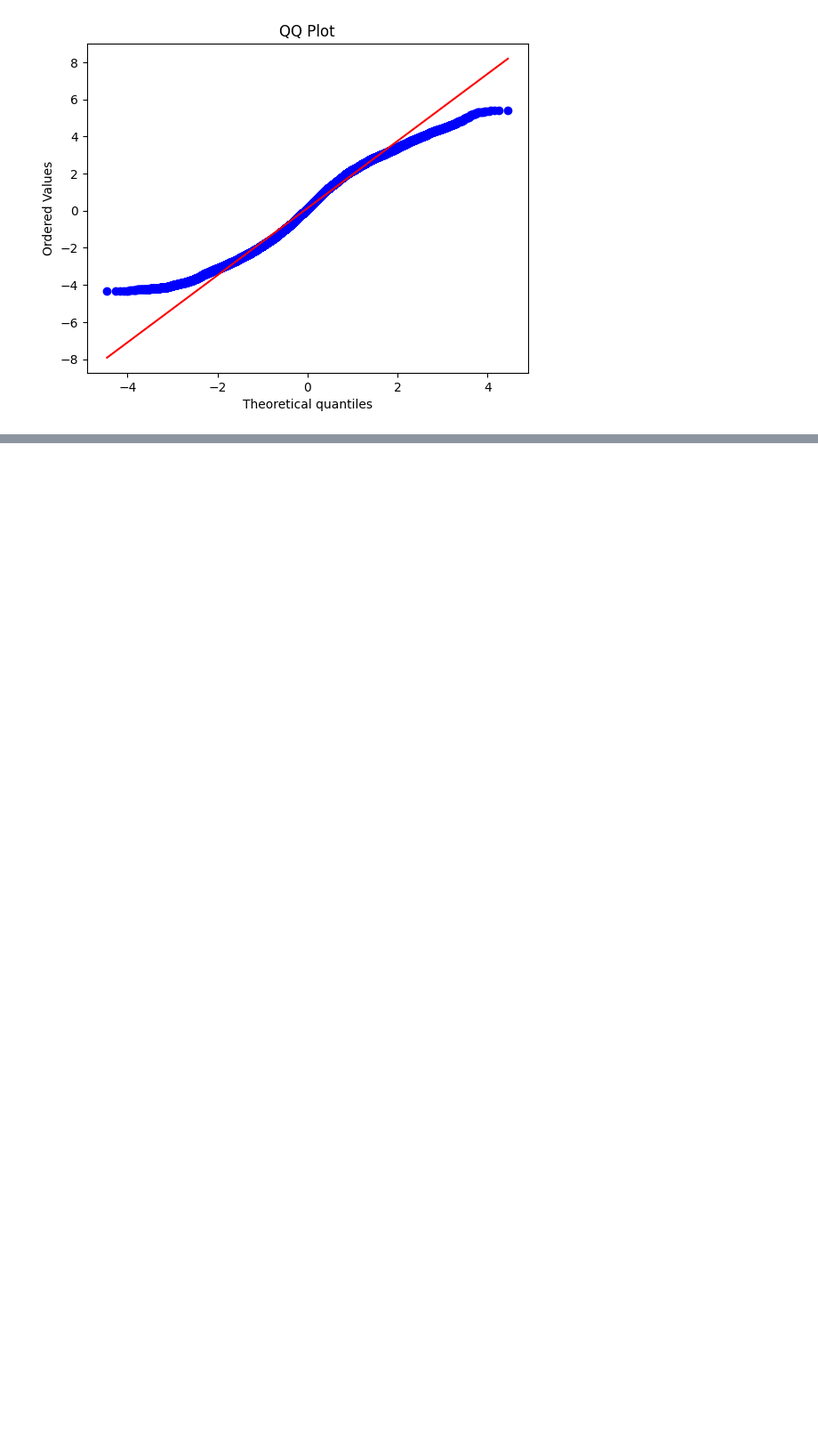
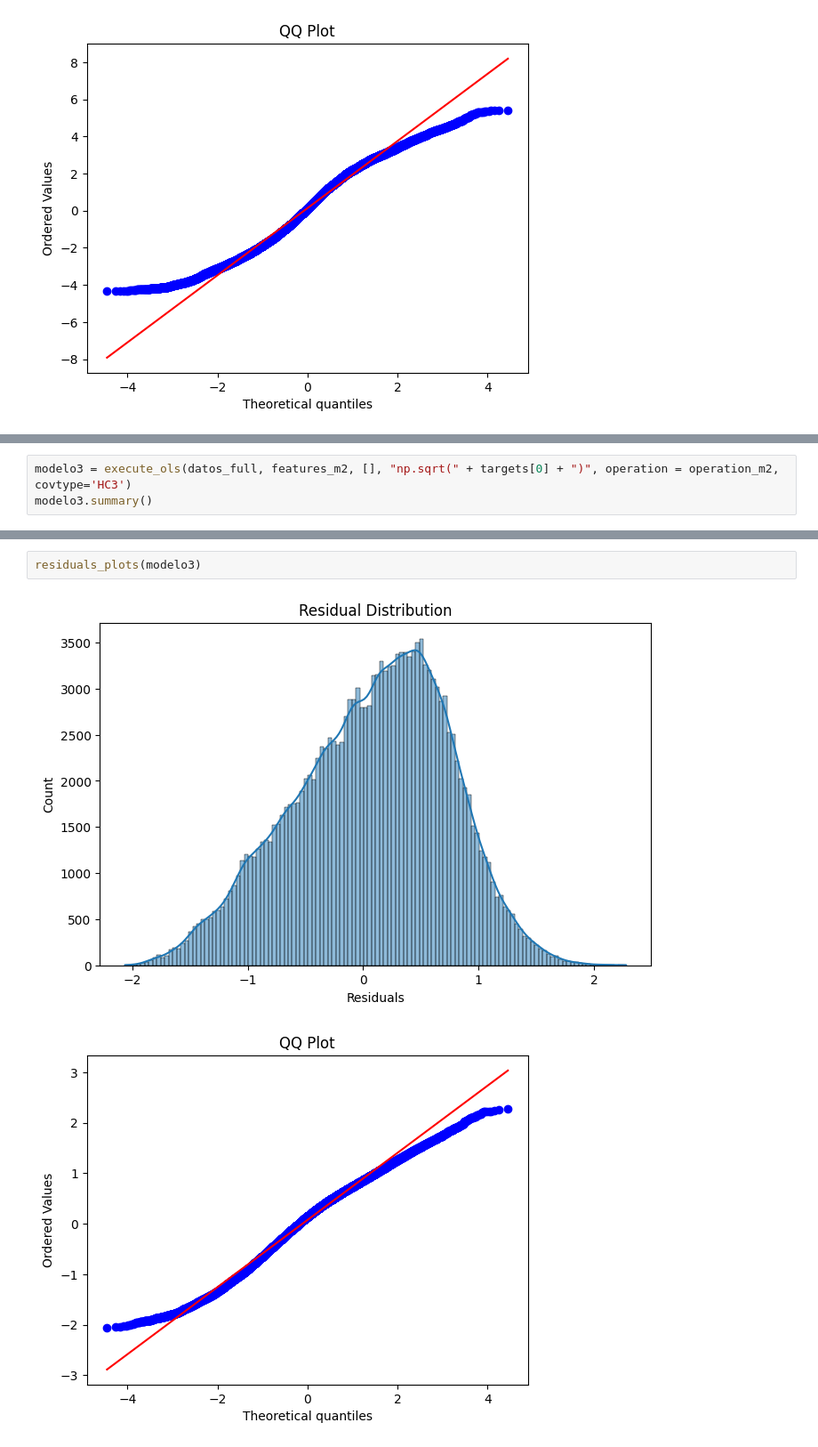
Before and after one commit to jacubillos10/RUSpectroscopy_Tools, a Jupyter notebook: notebooks/residual_analysis.ipynb, the cells around one changed output, grey strips where cells are left out. Shown at 89% size. Saved outputs shown, nothing was run; the diff lists cells and outputs as text; blank space fills up the shorter version.

```diff
--- a/notebooks/residual_analysis.ipynb
+++ b/notebooks/residual_analysis.ipynb
@@ -214,0 +258,3 @@ f p-value: 0.0
+# %%
+modelo3 = execute_ols(datos_full, features_m2, [], "np.sqrt(" + targets[0] + ")", operation = operation_m2, covtype='HC3')
+modelo3.summary()
@@ -214,0 +292,5 @@ f p-value: 0.0
+# %%
+residuals_plots(modelo3)
+# %% [output]
+[figure, added]
+[figure, added]
```
Also changed, not shown: parts of 21 cells of this notebook.
